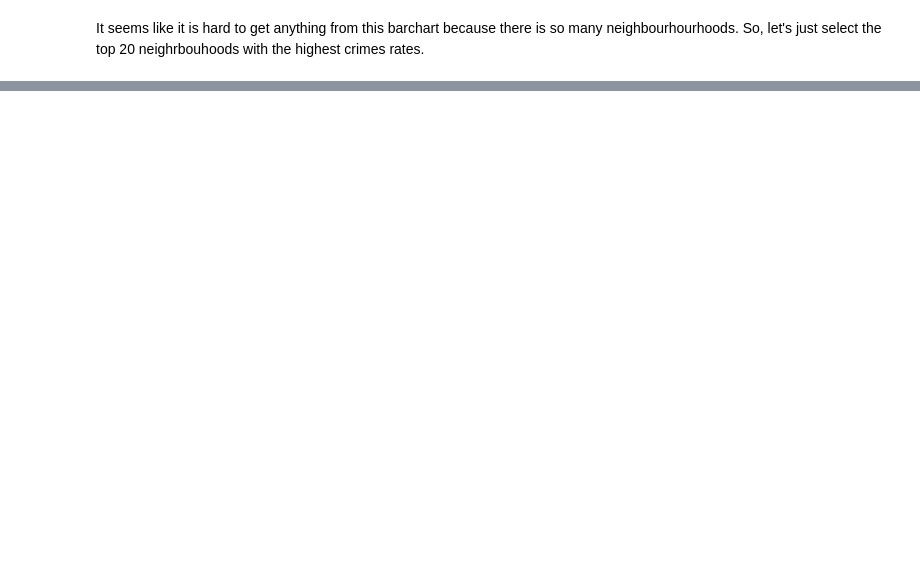
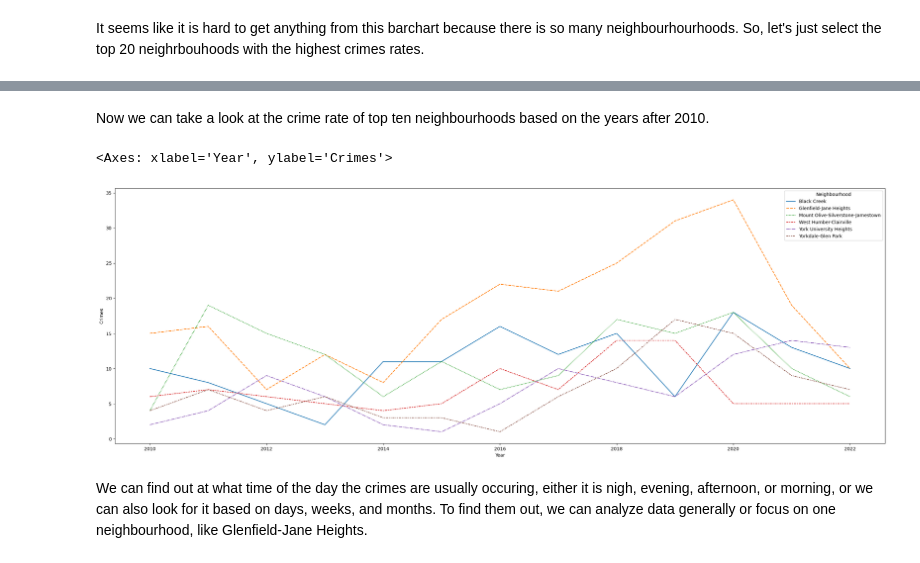
Before and after one commit to ZabihBuda/Group-Project-MMAI-5000-AI-Fundamentals, a Jupyter notebook: MMAI_5000_AI_FUNDAMENTALS.ipynb, the cells around one changed output, grey strips where cells are left out. Drawn from its saved outputs; the diff is of its cells as text; code cells hidden in the pictures; blank space fills up the shorter version.

```diff
--- a/MMAI_5000_AI_FUNDAMENTALS.ipynb
+++ b/MMAI_5000_AI_FUNDAMENTALS.ipynb
@@ -140,0 +150,18 @@ plt.show()
+# %% [markdown]
+Now we can take a look at the crime rate of top ten neighbourhoods based on the years after 2010.
+# %%
+df_neighbourhood_year=df[['Neighbourhood', 'Year']].value_counts()
+df_neighbourhood_year=df_neighbourhood_year.reset_index()
+df_neighbourhood_year.columns=['Neighbourhood', 'Year', 'Crimes']
+df_neighbourhood_year=df_neighbourhood_year.sort_values(by=['Neighbourhood'])
+df_neighbourhood_year=df_neighbourhood_year[df_neighbourhood_year['Neighbourhood'].isin(['Glenfield-Jane Heights', 'Black Creek',
+       'Mount Olive-Silverstone-Jamestown', 'West Humber-Clairville',
+       'York University Heights', 'Yorkdale-Glen Park'])]
+df_neighbourhood_year=df_neighbourhood_year[df_neighbourhood_year['Year']>=2010]
+plt.figure(figsize=(30, 10))
+sns.lineplot(x='Year', y='Crimes', hue='Neighbourhood', data=df_neighbourhood_year, style='Neighbourhood')
+# %% [output]
+<Axes: xlabel='Year', ylabel='Crimes'>
+[figure, added]
+# %% [markdown]
+We can find out at what time of the day the crimes are usually occuring, either it is nigh, evening, afternoon, or morning, or we can also look for it based on days, weeks, and months. To find them out, we can analyze data generally or focus on one neighbourhood, like Glenfield-Jane Heights.
```
Also changed, not shown: parts of 6 cells of this notebook.
